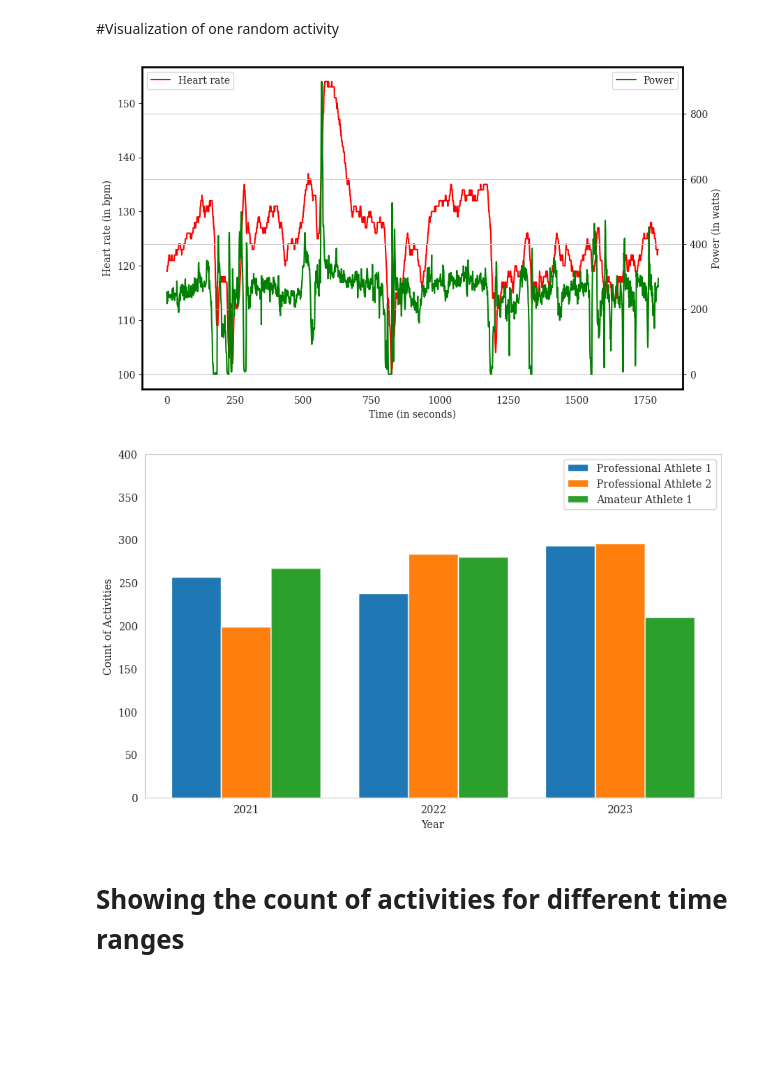
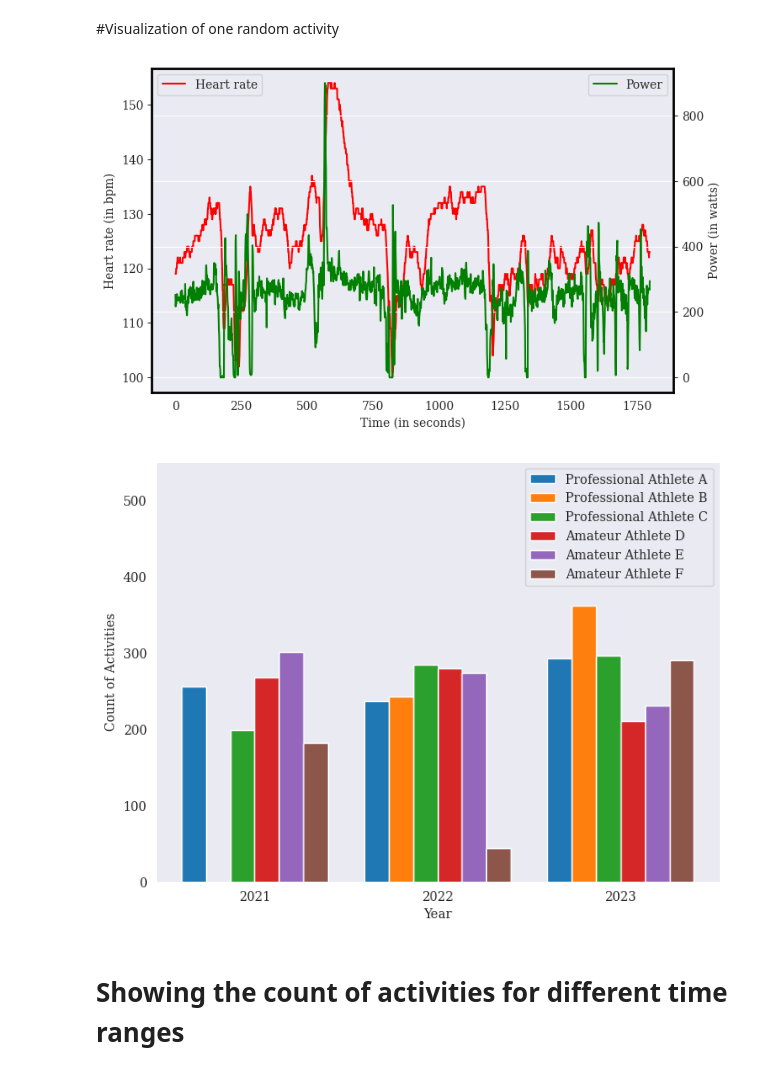
Before and after one commit to lalitpo/hr-power-analysis, a Jupyter notebook: src/services/dataPreProcessing/PreProcessing.ipynb, the cells around one changed output. Drawn from its saved outputs; the diff is of its cells as text; code cells hidden in the pictures; blank space fills up the shorter version.

```diff
--- a/src/services/dataPreProcessing/PreProcessing.ipynb
+++ b/src/services/dataPreProcessing/PreProcessing.ipynb
@@ -9,12 +9,7 @@ import pandas as pd
 
 from src.config.LoadProperties import retrieve_data_sql
 from src.repositories.PowerAndHRRepository import configs, sql_engine
-year = 2021
 athlete_id = 863203
-#1216273
-#863203
-#15784260
-
 athlete_name="Connor Swift"
 
 """
@@ -23,8 +18,8 @@ Read and return athletic data from a SQL database.
 :return: A pandas DataFrame containing the athletic data.
 """
 
-def get_athletic_data(id, activity_year):
+def get_athletic_data(id):
 #    return pd.read_sql(retrieve_data_sql.replace("(athlete_id)",str(id)+")").replace("(year)",str(activity_year)), sql_engine)
     return pd.read_sql(retrieve_data_sql.replace("(athlete_id)",str(id)+")"), sql_engine)
 
-athletic_data_863203 = get_athletic_data(athlete_id, year)
+athletic_data_863203 = get_athletic_data(athlete_id)
@@ -47,3 +26,19 @@ athletic_data_15784260 = get_athletic_data(athlete_id, year)
+# %%
+
+athlete_id1 = 1216273
+athletic_data_1216273 = get_athletic_data(athlete_id1)
+
+athlete_id2 = 1905161
+athletic_data_1905161 = get_athletic_data(athlete_id2)
+
+athlete_id3 = 15784260
+athletic_data_15784260 = get_athletic_data(athlete_id3)
+
+athlete_id4 = 221487
+athletic_data_221487 = get_athletic_data(athlete_id4)
+
+athlete_id5 = 7509952
+athletic_data_7509952 = get_athletic_data(athlete_id5)
 # %% [markdown]
 
 # DATA PROFILING : Removing irrelevant columns not required for analysis.
@@ -110,13 +136,13 @@ import matplotlib.pyplot as plt
 
 # Extract the list of heart rate and power values for the first activity
 heart_rate_values = athletic_data_863203['heartrate'][120][:1800]
-power_values = athletic_data_863203['watts'][120][:1800]
+power_values = athletic_data_863203['power'][120][:1800]
 
 # Create a time axis (assuming a constant time interval)
 time_axis = range(min(len(heart_rate_values), len(power_values)))
 plt.rcParams['font.family'] = 'serif'
 # Plot the graph
-plt.figure(figsize=(10, 6))
+plt.figure(figsize=(8, 5))
 plt.grid(False)
 
 # Plot heart rate values
@@ -139,39 +165,47 @@ for spine in plt.gca().spines.values():
 
 plt.legend(loc='upper right')
 
-# supported values are 'best', 'upper right', 'upper left', 'lower left', 'lower right', 'right', 'center left', 'center right', 'lower center', 'upper center', 'center'
 
 plt.show()
 # %% [output]
-[figure, old version]
+[figure, new version]
 # %%
 import matplotlib.pyplot as plt
 plt.rcParams['font.family'] = 'serif'
 
 # Assuming 'activity_date' is the column containing activity date information in each dataframe
 # Extract the year from the 'activity_date' column and filter out years 2024 and 2025
 athletic_data_863203['year'] = pd.to_datetime(athletic_data_863203['activity_date']).dt.year
+athletic_data_1905161['year'] = pd.to_datetime(athletic_data_1905161['activity_date']).dt.year
 athletic_data_1216273['year'] = pd.to_datetime(athletic_data_1216273['activity_date']).dt.year
 athletic_data_15784260['year'] = pd.to_datetime(athletic_data_15784260['activity_date']).dt.year
-
+athletic_data_221487['year'] = pd.to_datetime(athletic_data_221487['activity_date']).dt.year
+athletic_data_7509952['year'] = pd.to_datetime(athletic_data_7509952['activity_date']).dt.year
 # Exclude years 2024 and 2025
 athletic_data_863203 = athletic_data_863203[~athletic_data_863203['year'].isin([2024, 2025])]
+athletic_data_1905161 = athletic_data_1905161[~athletic_data_1905161['year'].isin([2024, 2025])]
 athletic_data_1216273 = athletic_data_1216273[~athletic_data_1216273['year'].isin([2024, 2025])]
 athletic_data_15784260 = athletic_data_15784260[~athletic_data_15784260['year'].isin([2024, 2025])]
+athletic_data_221487 = athletic_data_221487[~athletic_data_221487['year'].isin([2024, 2025])]
+athletic_data_7509952 = athletic_data_7509952[~athletic_data_7509952['year'].isin([2024, 2025])]
 
 # Plot the histogram for each athlete
-plt.figure(figsize=(10, 6))
-plt.hist([athletic_data_863203['year'], athletic_data_1216273['year'], athletic_data_15784260['year']], bins=range(min(min(athletic_data_863203['year']), min(athletic_data_1216273['year']), min(athletic_data_15784260['year'])), max(max(athletic_data_863203['year']), max(athletic_data_1216273['year']), max(athletic_data_15784260['year'])) + 2), rwidth=0.8, label=['Professional Athlete 1', 'Professional Athlete 2', 'Amateur Athlete 1'])
+plt.figure(figsize=(8, 6))
+plt.hist([athletic_data_863203['year'], athletic_data_1905161['year'], athletic_data_1216273['year'], athletic_data_15784260['year'], athletic_data_221487['year'], athletic_data_7509952['year']],
+         bins=range(min(min(athletic_data_863203['year']), min(athletic_data_1905161['year']), min(athletic_data_1216273['year']), min(athletic_data_15784260['year']),
+                        min(athletic_data_221487['year']), min(athletic_data_7509952['year'])), max(max(athletic_data_863203['year']), max(athletic_data_1905161['year']), max(athletic_data_1216273['year']), max(athletic_data_15784260['year']), max(athletic_data_221487['year']), max(athletic_data_7509952['year'])) + 2),
+         rwidth=0.8,
+         label=['Professional Athlete A', 'Professional Athlete B', 'Professional Athlete C', 'Amateur Athlete D', 'Amateur Athlete E', 'Amateur Athlete F'])
 plt.xlabel('Year')
 plt.ylabel('Count of Activities')
 plt.xticks([year + 0.5 for year in range(athletic_data_863203['year'].min(), athletic_data_863203['year'].max() + 1)], [str(year) for year in range(athletic_data_863203['year'].min(), athletic_data_863203['year'].max() + 1)])
-plt.ylim(0, 400)
+plt.ylim(0, 550)
 plt.legend(loc='upper right')
 plt.grid(False)
 
 plt.show()
 # %% [output]
-[figure, old version]
+[figure, new version]
 # %% [markdown]
 # Showing the count of activities for different time ranges
 # %%
```
Also changed, not shown: parts of 20 cells of this notebook, 10 other files.
